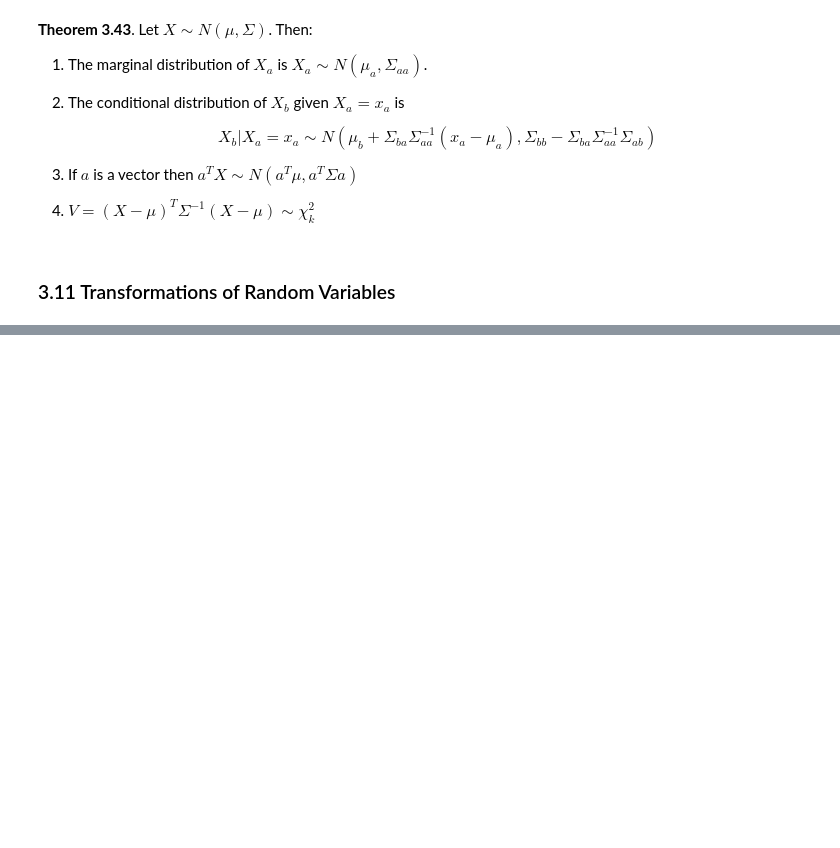
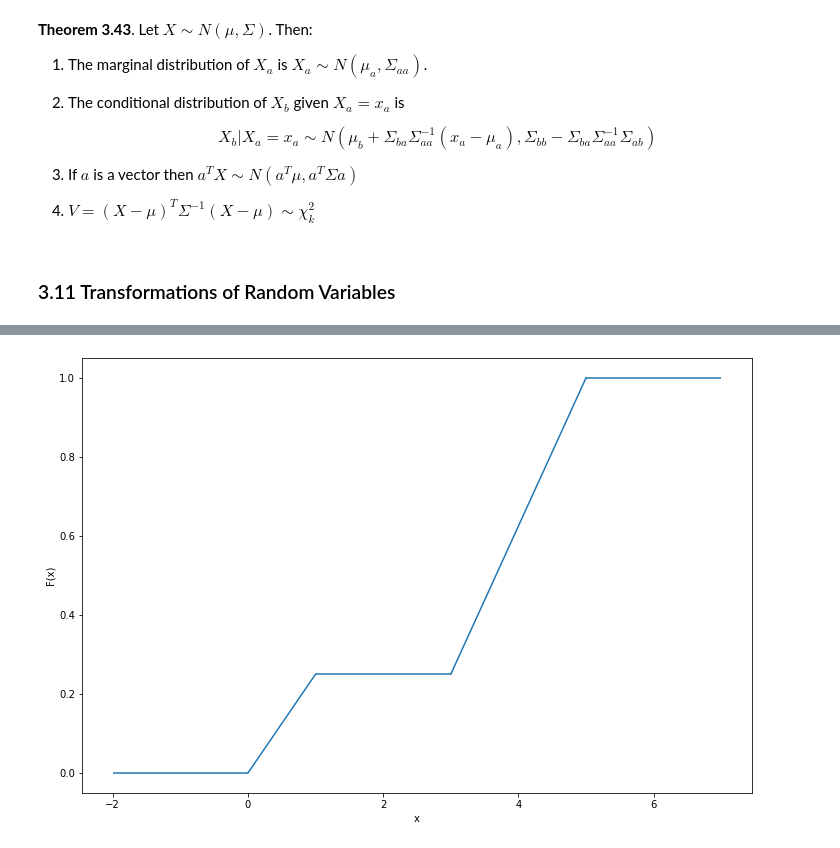
Before and after one commit to telmo-correa/all-of-statistics, a Jupyter notebook: Chapter 03 - Random Variables.ipynb, the cells around one changed output, grey strips where cells are left out. Drawn from its saved outputs; the diff is of its cells as text; code cells hidden in the pictures; blank space fills up the shorter version.

```diff
--- a/Chapter 03 - Random Variables.ipynb
+++ b/Chapter 03 - Random Variables.ipynb
@@ -413,0 +579,20 @@ $$ \mu = \begin{pmatrix}\mu_a & \mu_b \end{pmatrix}
+# %%
+import numpy as np
+import matplotlib.pyplot as plt
+%matplotlib inline
+
+plt.figure(figsize=(12, 8))
+
+# Draw horizontal lines
+for xmin, xmax, y in [(-2, 0, 0), (1, 3, 1/4), (5, 7, 1)]:
+    plt.hlines(y, xmin, xmax, color='C0', linestyle='solid')
+
+# Draw diagonal lines
+for x1, y1, x2, y2 in [(0, 0, 1, 1/4), (3, 1/4, 5, 1)]:
+    plt.plot([x1, x2], [y1, y2], color='C0')
+
+plt.xlabel('x')
+plt.ylabel('F(x)')
+plt.show()
+# %% [output]
+[figure, added]
```
Also changed, not shown: parts of 18 cells of this notebook.
